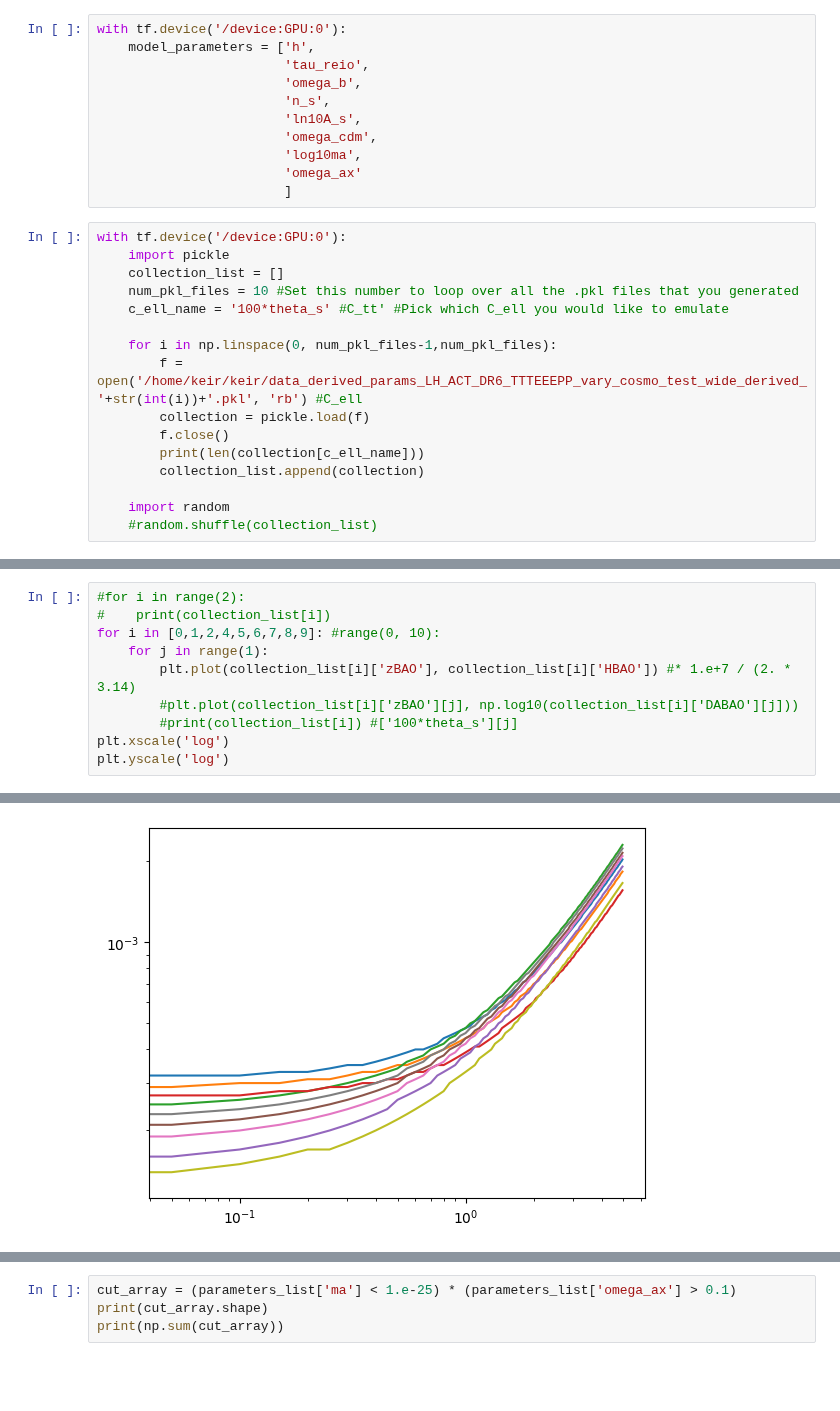
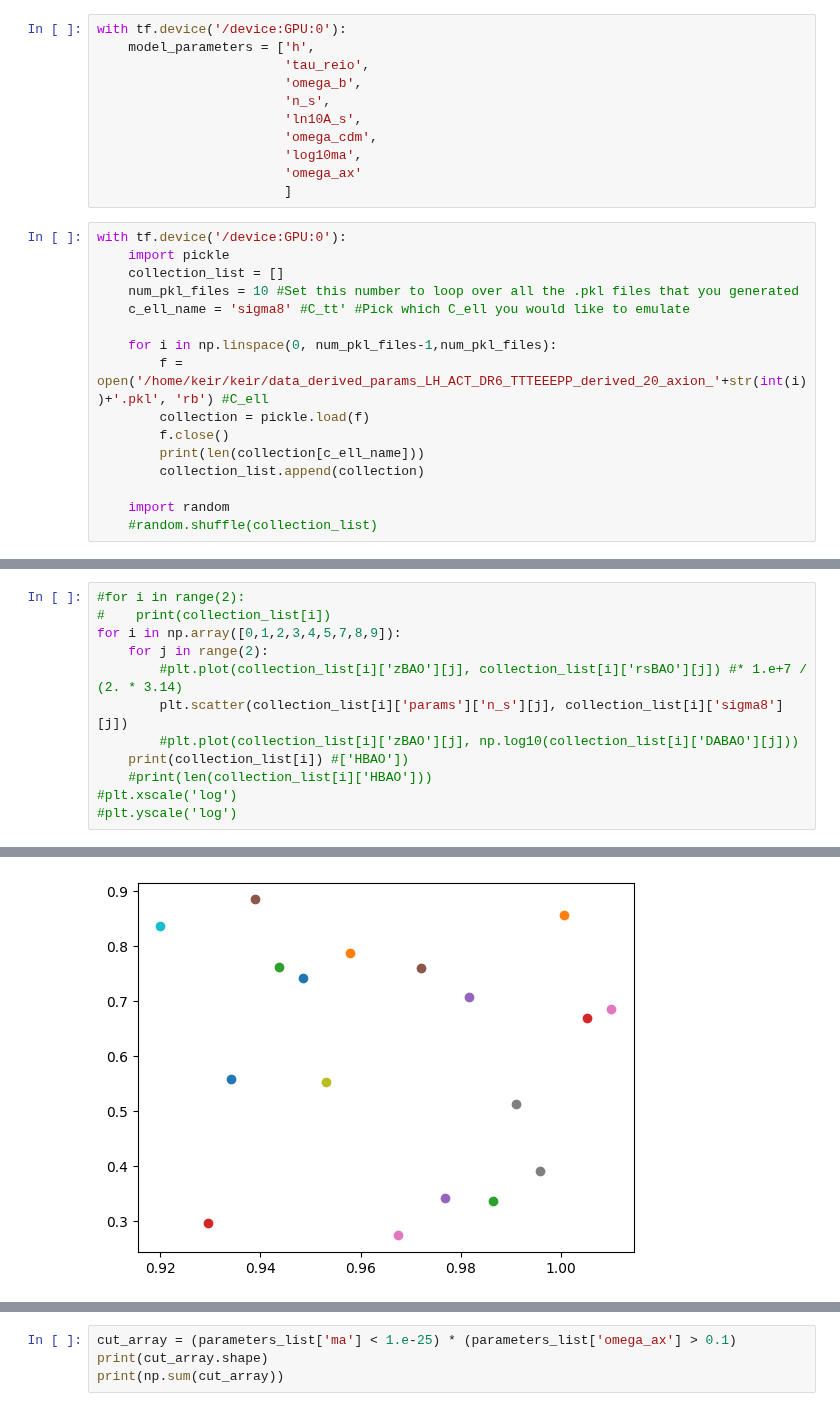
Before and after one commit to keirkwame/axionEmu, a Jupyter notebook: emulator_NN_derived_params_training.ipynb, the cells around one changed output, grey strips where cells are left out. Cells and saved outputs as stored; diff of their text form; blank space fills up the shorter version.

```diff
--- a/emulator_NN_derived_params_training.ipynb
+++ b/emulator_NN_derived_params_training.ipynb
@@ -47,10 +47,10 @@ with tf.device('/device:GPU:0'):
     import pickle
     collection_list = []
     num_pkl_files = 10 #Set this number to loop over all the .pkl files that you generated
-    c_ell_name = '100*theta_s' #C_tt' #Pick which C_ell you would like to emulate
+    c_ell_name = 'sigma8' #C_tt' #Pick which C_ell you would like to emulate
 
     for i in np.linspace(0, num_pkl_files-1,num_pkl_files):
-        f = open('/home/keir/keir/data_derived_params_LH_ACT_DR6_TTTEEEPP_vary_cosmo_test_wide_derived_'+str(int(i))+'.pkl', 'rb') #C_ell
+        f = open('/home/keir/keir/data_derived_params_LH_ACT_DR6_TTTEEEPP_derived_20_axion_'+str(int(i))+'.pkl', 'rb') #C_ell
         collection = pickle.load(f)
         f.close()
         print(len(collection[c_ell_name]))
@@ -72,11 +72,13 @@ with tf.device('/device:GPU:0'):
 # %%
 #for i in range(2):
 #    print(collection_list[i])
-for i in [0,1,2,4,5,6,7,8,9]: #range(0, 10):
-    for j in range(1):
-        plt.plot(collection_list[i]['zBAO'], collection_list[i]['HBAO']) #* 1.e+7 / (2. * 3.14)
+for i in np.array([0,1,2,3,4,5,7,8,9]):
+    for j in range(2):
+        #plt.plot(collection_list[i]['zBAO'][j], collection_list[i]['rsBAO'][j]) #* 1.e+7 / (2. * 3.14)
+        plt.scatter(collection_list[i]['params']['n_s'][j], collection_list[i]['sigma8'][j])
         #plt.plot(collection_list[i]['zBAO'][j], np.log10(collection_list[i]['DABAO'][j]))
-        #print(collection_list[i]) #['100*theta_s'][j]
-plt.xscale('log')
-plt.yscale('log')
+    print(collection_list[i]) #['HBAO'])
+    #print(len(collection_list[i]['HBAO']))
+#plt.xscale('log')
+#plt.yscale('log')
 # %% [output]
@@ -83,4 +102,4 @@ plt.yscale('log')
-[figure, old version]
+[figure, new version]
 # %%
 #for i in range(2):
 #    print(collection_list[i])
```
Also changed, not shown: parts of 4 cells of this notebook, 5 other files.
